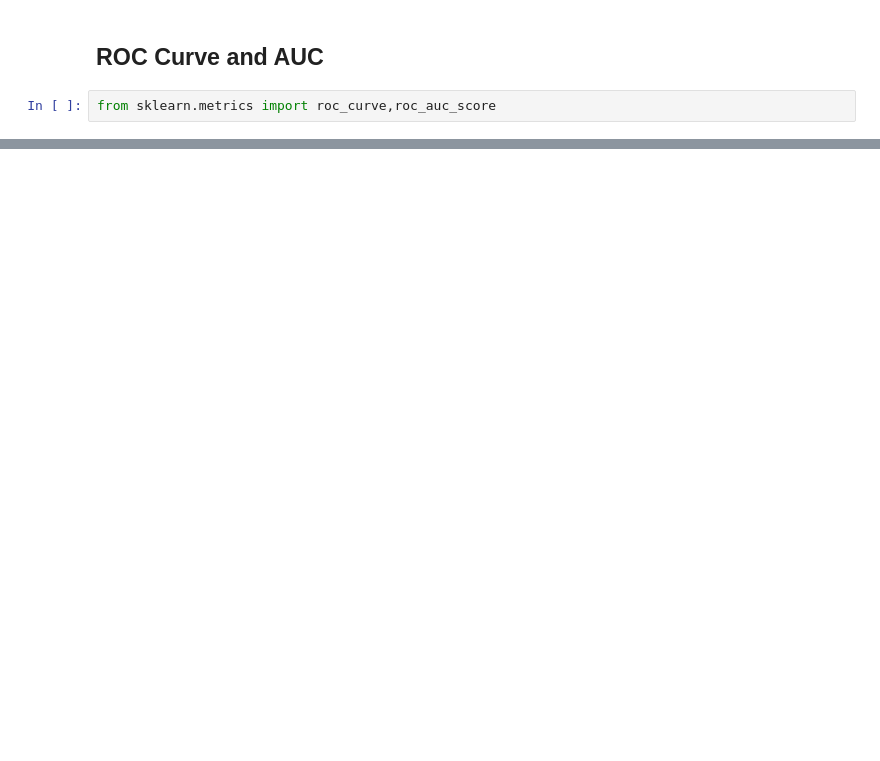
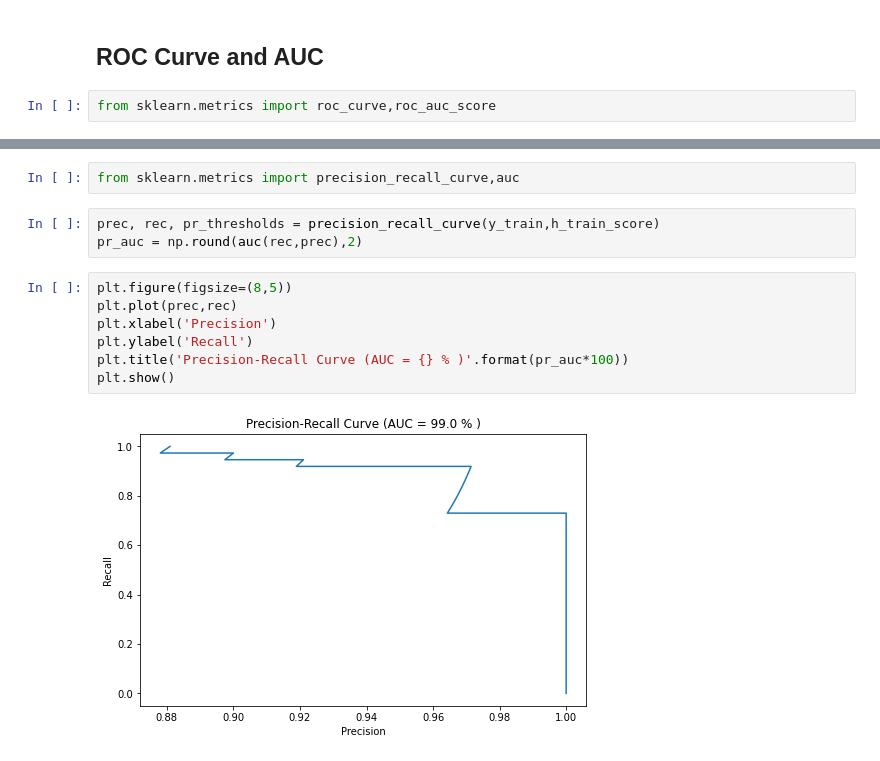
Before and after one commit to Zeruel92/hpc_exercices, a Jupyter notebook: LogisticRegression/LogisticRegression.ipynb, the cells around one changed output, grey strips where cells are left out. Drawn from its saved outputs; the diff is of its cells as text; blank space fills up the shorter version.

```diff
--- a/LogisticRegression/LogisticRegression.ipynb
+++ b/LogisticRegression/LogisticRegression.ipynb
@@ -259,0 +262,14 @@ plt.show()
+# %%
+from sklearn.metrics import precision_recall_curve,auc
+# %%
+prec, rec, pr_thresholds = precision_recall_curve(y_train,h_train_score)
+pr_auc = np.round(auc(rec,prec),2)
+# %%
+plt.figure(figsize=(8,5))
+plt.plot(prec,rec)
+plt.xlabel('Precision')
+plt.ylabel('Recall')
+plt.title('Precision-Recall Curve (AUC = {} % )'.format(pr_auc*100))
+plt.show()
+# %% [output]
+[figure, added]
```
Also changed, not shown: parts of 13 cells of this notebook.
